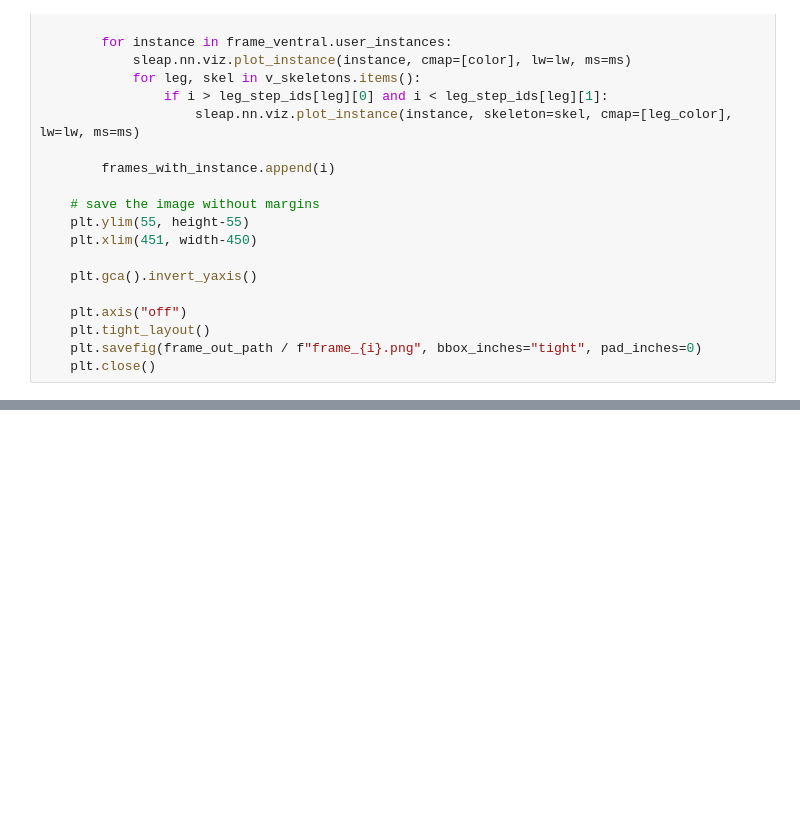
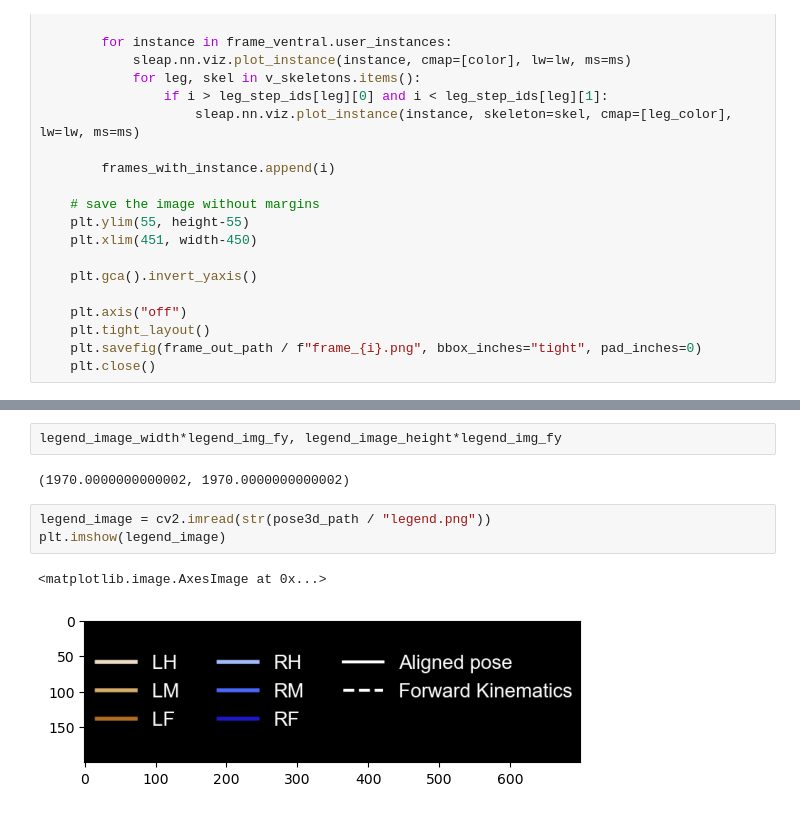
Before and after one commit to NeLy-EPFL/nmf2-paper, a Jupyter notebook: revision_stepping/make_base_video.ipynb, the cells around one changed output, grey strips where cells are left out. Cells and saved outputs as stored; diff of their text form; blank space fills up the shorter version.

```diff
--- a/revision_stepping/make_base_video.ipynb
+++ b/revision_stepping/make_base_video.ipynb
@@ -221,0 +236,10 @@ for i in range(vid_len):
+# %%
+legend_image_width*legend_img_fy, legend_image_height*legend_img_fy
+# %% [output]
+(1970.0000000000002, 1970.0000000000002)
+# %%
+legend_image = cv2.imread(str(pose3d_path / "legend.png"))
+plt.imshow(legend_image)
+# %% [output]
+<matplotlib.image.AxesImage at 0x...>
+[figure, added]
```
Also changed, not shown: parts of 4 cells of this notebook, 1 other file.
